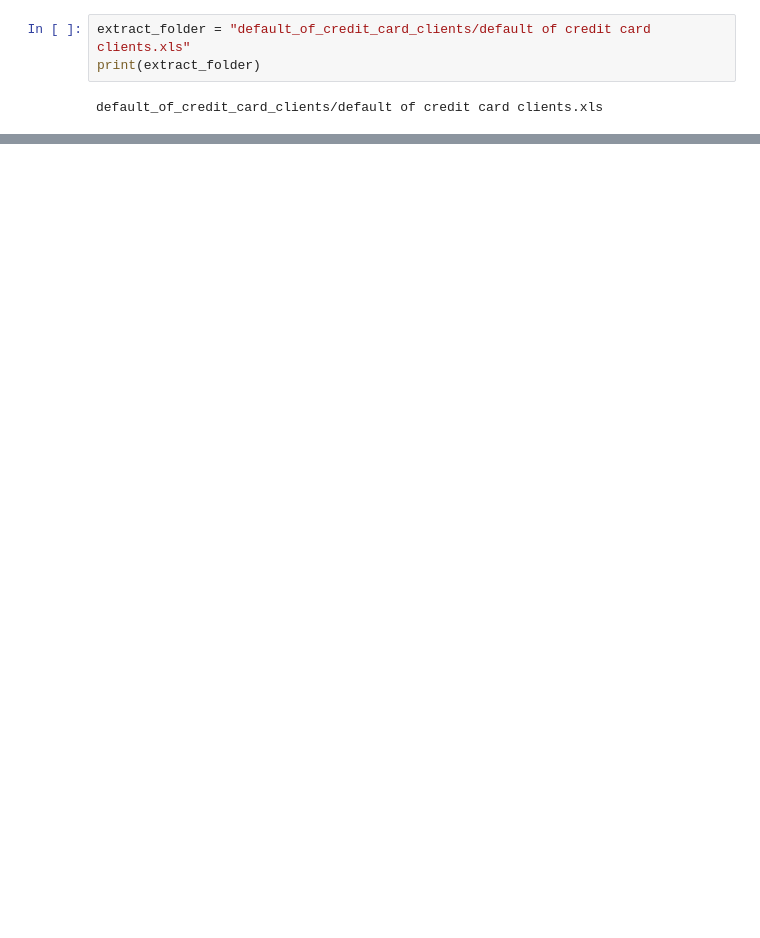
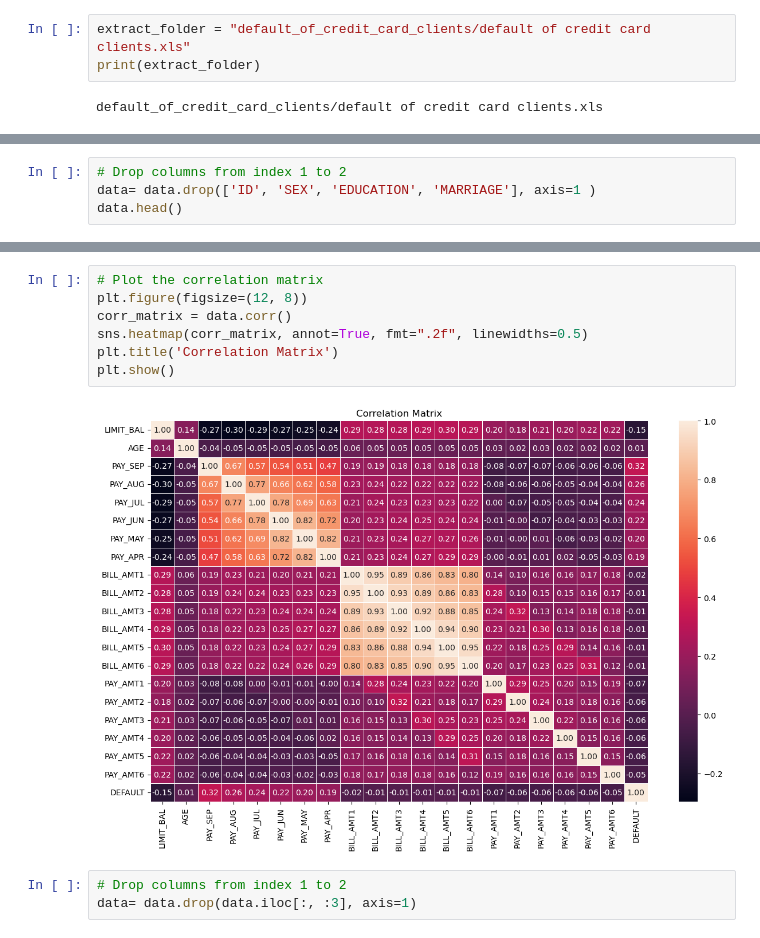
Before and after one commit to pradeepkhadka505/7072CEM-CourseWork, a Jupyter notebook: DefaultPayment_Of_ClientCreditCard_Prediction.ipynb, the cells around one changed output, grey strips where cells are left out. Cells and saved outputs as stored; diff of their text form; blank space fills up the shorter version.

```diff
--- a/DefaultPayment_Of_ClientCreditCard_Prediction.ipynb
+++ b/DefaultPayment_Of_ClientCreditCard_Prediction.ipynb
@@ -103,0 +207,4 @@ df.describe
+# %%
+# Drop columns from index 1 to 2
+data= data.drop(['ID', 'SEX', 'EDUCATION', 'MARRIAGE'], axis=1 )
+data.head()
@@ -103,0 +219,12 @@ df.describe
+# %%
+# Plot the correlation matrix
+plt.figure(figsize=(12, 8))
+corr_matrix = data.corr()
+sns.heatmap(corr_matrix, annot=True, fmt=".2f", linewidths=0.5)
+plt.title('Correlation Matrix')
+plt.show()
+# %% [output]
+[figure, added]
+# %%
+# Drop columns from index 1 to 2
+data= data.drop(data.iloc[:, :3], axis=1)
```
Also changed, not shown: parts of 18 cells of this notebook.
